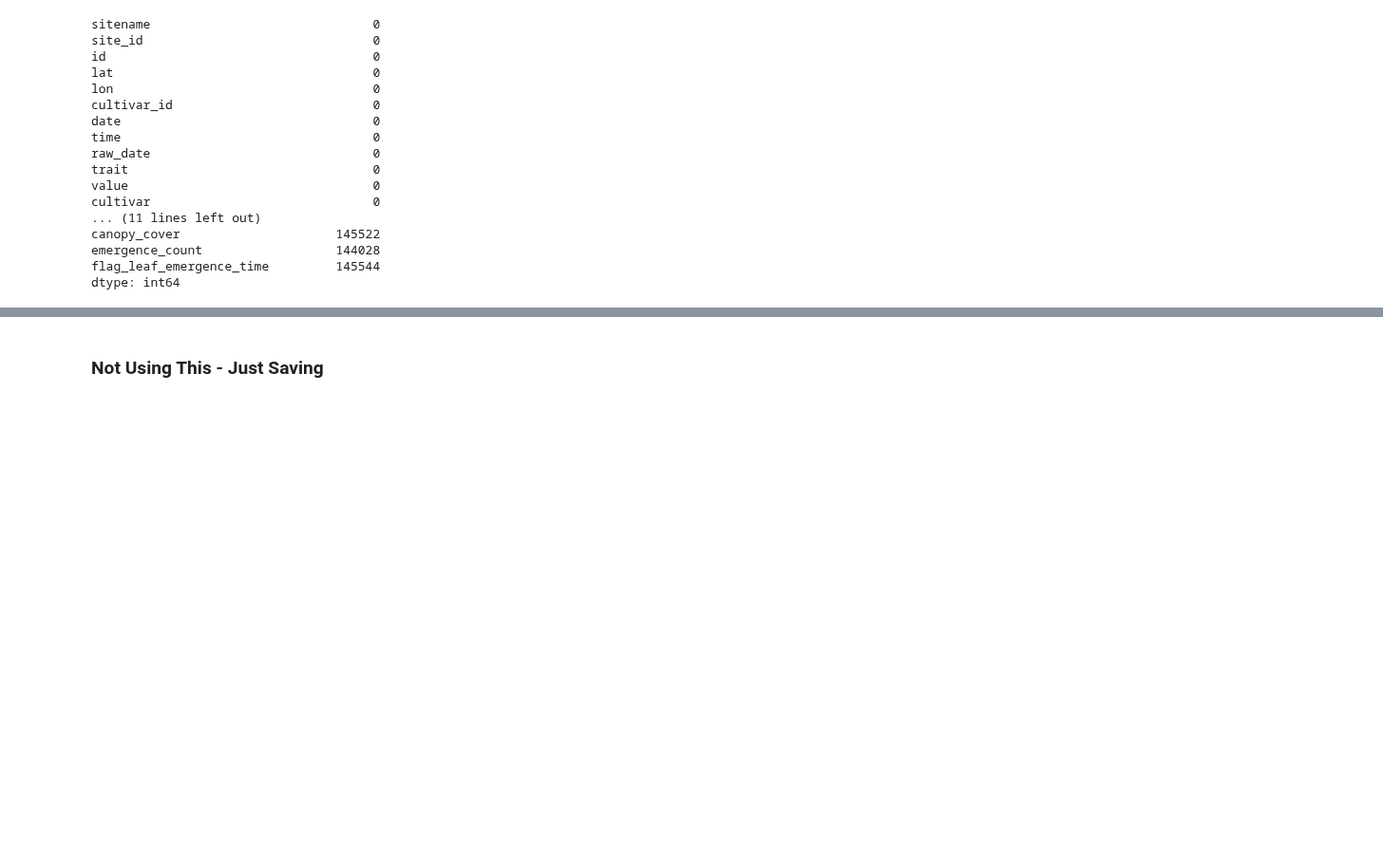
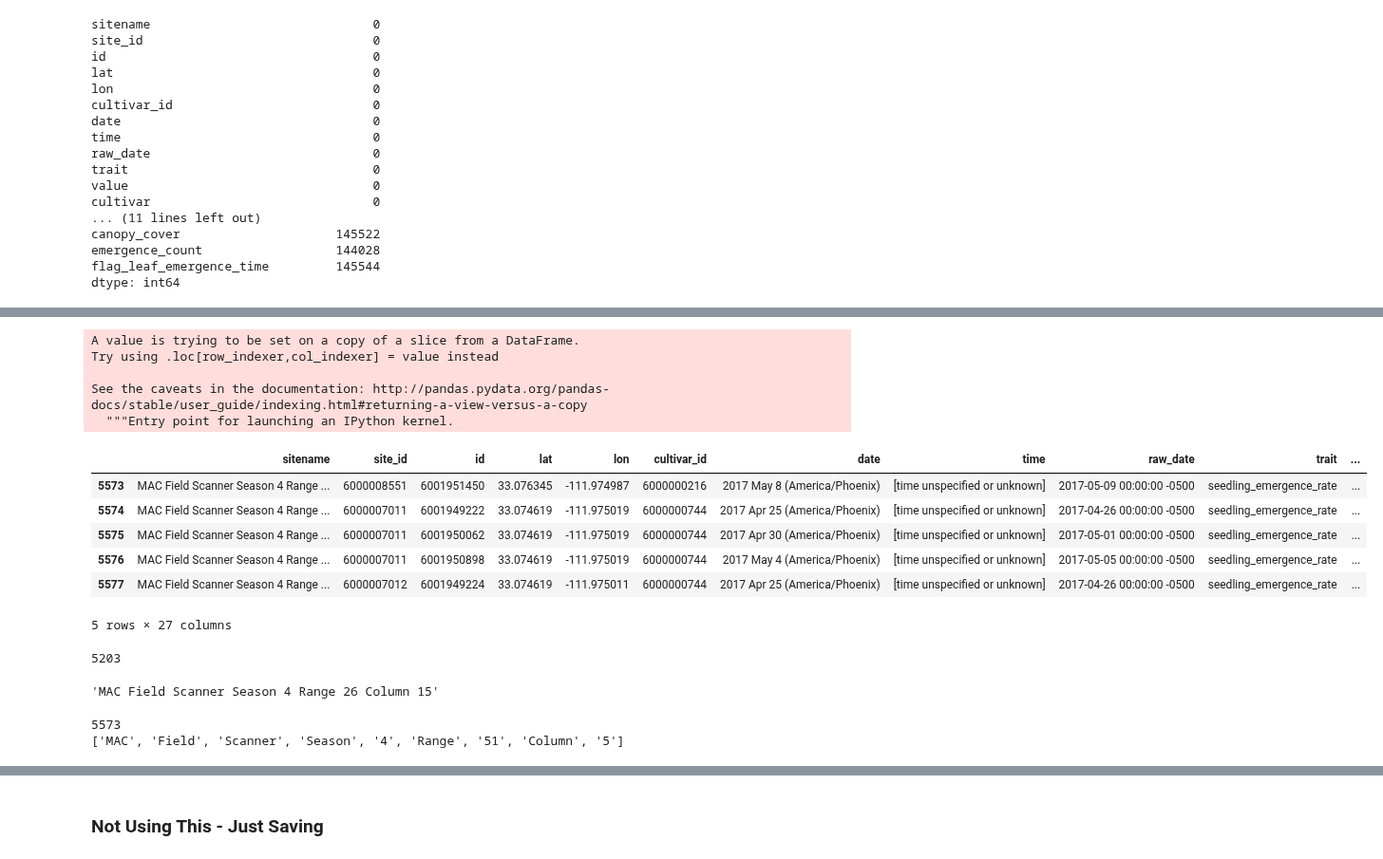
Before and after one commit to genophenoenvo/terraref-datasets, a Jupyter notebook: notebooks/season_4_pheno_table_2.ipynb, the cells around one changed output, grey strips where cells are left out. Shown at 95% size. Drawn from its saved outputs; the diff is of its cells as text; code cells hidden in the pictures; blank space fills up the shorter version.

```diff
--- a/notebooks/season_4_pheno_table_2.ipynb
+++ b/notebooks/season_4_pheno_table_2.ipynb
@@ -530,0 +645,10 @@ dtype: int64
+# %%
+# should have zero output
+
+for name in string_names:
+
+    if name.endswith(' W'):
+        print(name)
+
+    elif name.endswith(' E'):
+        print(name)
@@ -530,0 +700,13 @@ dtype: int64
+# %%
+this_is_an_empty_string = ' '
+string_names = []
+for name in sitenames:
+
+    new_name_list = name.split(' ')[:9]
+    # print(new_name_list)
+    new_name = this_is_an_empty_string.join(new_name_list)
+    # print(new_name)
+    string_names.append(new_name)
+
+len(string_names)
+string_names[:10]
@@ -530,0 +724,24 @@ dtype: int64
+# %%
+e_w_sites['new_sitenames'] = string_names
+e_w_sites.head()
+# %% [output]
+A value is trying to be set on a copy of a slice from a DataFrame.
+Try using .loc[row_indexer,col_indexer] = value instead
+
+See the caveats in the documentation: http://pandas.pydata.org/pandas-docs/stable/user_guide/indexing.html#returning-a-view-versus-a-copy
+  """Entry point for launching an IPython kernel.
+|  | sitename | site_id | id | lat | lon | cultivar_id | date | time | raw_date | trait | ... |
+| 5573 | MAC Field Scanner Season 4 Range ... | 6000008551 | 6001951450 | 33.076345 | -111.974987 | 6000000216 | 2017 May 8 (America/Phoenix) | [time unspecified or unknown] | 2017-05-09 00:00:00 -0500 | seedling_emergence_rate | ... |
+| 5574 | MAC Field Scanner Season 4 Range ... | 6000007011 | 6001949222 | 33.074619 | -111.975019 | 6000000744 | 2017 Apr 25 (America/Phoenix) | [time unspecified or unknown] | 2017-04-26 00:00:00 -0500 | seedling_emergence_rate | ... |
+| 5575 | MAC Field Scanner Season 4 Range ... | 6000007011 | 6001950062 | 33.074619 | -111.975019 | 6000000744 | 2017 Apr 30 (America/Phoenix) | [time unspecified or unknown] | 2017-05-01 00:00:00 -0500 | seedling_emergence_rate | ... |
+| 5576 | MAC Field Scanner Season 4 Range ... | 6000007011 | 6001950898 | 33.074619 | -111.975019 | 6000000744 | 2017 May 4 (America/Phoenix) | [time unspecified or unknown] | 2017-05-05 00:00:00 -0500 | seedling_emergence_rate | ... |
+| 5577 | MAC Field Scanner Season 4 Range ... | 6000007012 | 6001949224 | 33.074619 | -111.975011 | 6000000744 | 2017 Apr 25 (America/Phoenix) | [time unspecified or unknown] | 2017-04-26 00:00:00 -0500 | seedling_emergence_rate | ... |
+5 rows × 27 columns
+# %%
+len(e_w_sites[e_w_sites.duplicated(['new_sitenames'], keep=False)])
+# %% [output]
+5203
+# %%
+df.iloc[0].sitename
+# %% [output]
+'MAC Field Scanner Season 4 Range 26 Column 15'
@@ -530,0 +750,11 @@ dtype: int64
+# %%
+for idx, row in e_w_sites.iterrows():
+
+    print(idx)
+    print(row.sitename.split(' ')[:9])
+    break
+
+    if row.sitename.split(' ')[:9]
+# %% [output]
+5573
+['MAC', 'Field', 'Scanner', 'Season', '4', 'Range', '51', 'Column', '5']
```
Also changed, not shown: parts of 35 cells of this notebook.
